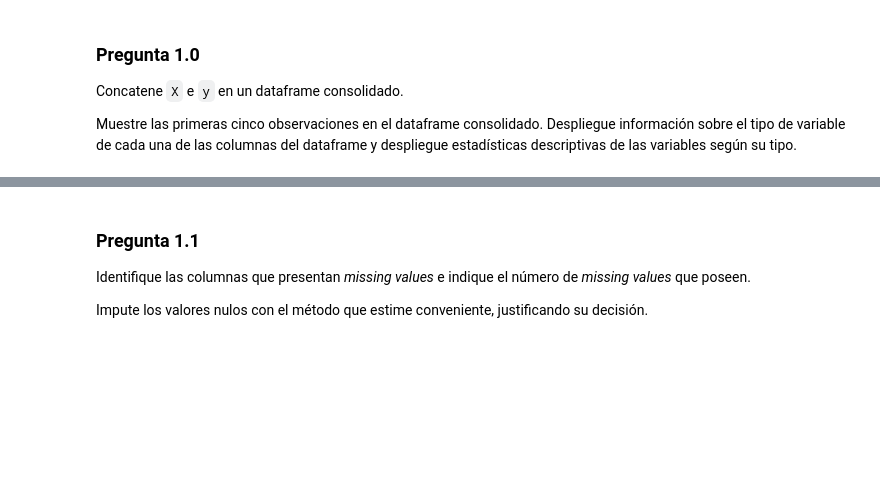
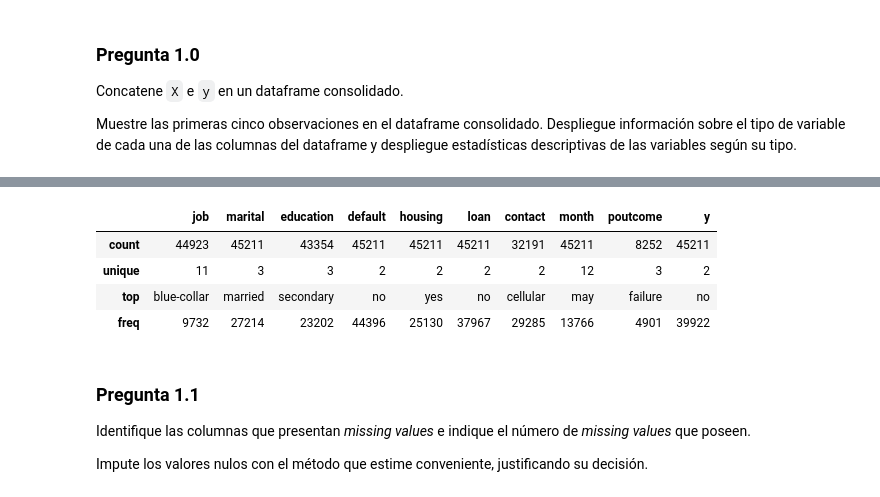
Before and after one commit to catamege/Tarea2-Mege-Lantadilla, a Jupyter notebook: Tarea2-Mege-Lantadilla.ipynb, the cells around one changed output, grey strips where cells are left out. Saved outputs shown, nothing was run; the diff lists cells and outputs as text; code cells hidden in the pictures; blank space fills up the shorter version.

```diff
--- a/Tarea2-Mege-Lantadilla.ipynb
+++ b/Tarea2-Mege-Lantadilla.ipynb
@@ -147,3 +195,11 @@ Muestre las primeras cinco observaciones en el dataframe consolidado. Despliegue
+# %%
+df.select_dtypes(include='object').describe()
+# %% [output]
+|  | job | marital | education | default | housing | loan | contact | month | poutcome | y |
+| count | 44923 | 45211 | 43354 | 45211 | 45211 | 45211 | 32191 | 45211 | 8252 | 45211 |
+| unique | 11 | 3 | 3 | 2 | 2 | 2 | 2 | 12 | 3 | 2 |
+| top | blue-collar | married | secondary | no | yes | no | cellular | may | failure | no |
+| freq | 9732 | 27214 | 23202 | 44396 | 25130 | 37967 | 29285 | 13766 | 4901 | 39922 |
 # %% [markdown]
 ### Pregunta 1.1
 
```
Also changed, not shown: parts of 6 cells of this notebook.
